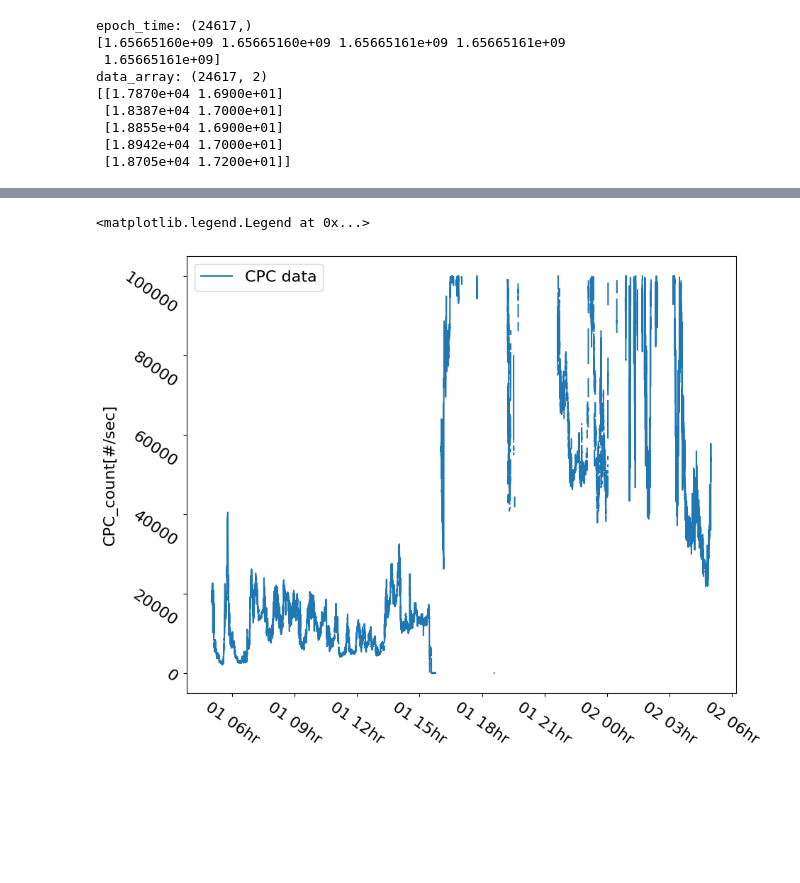
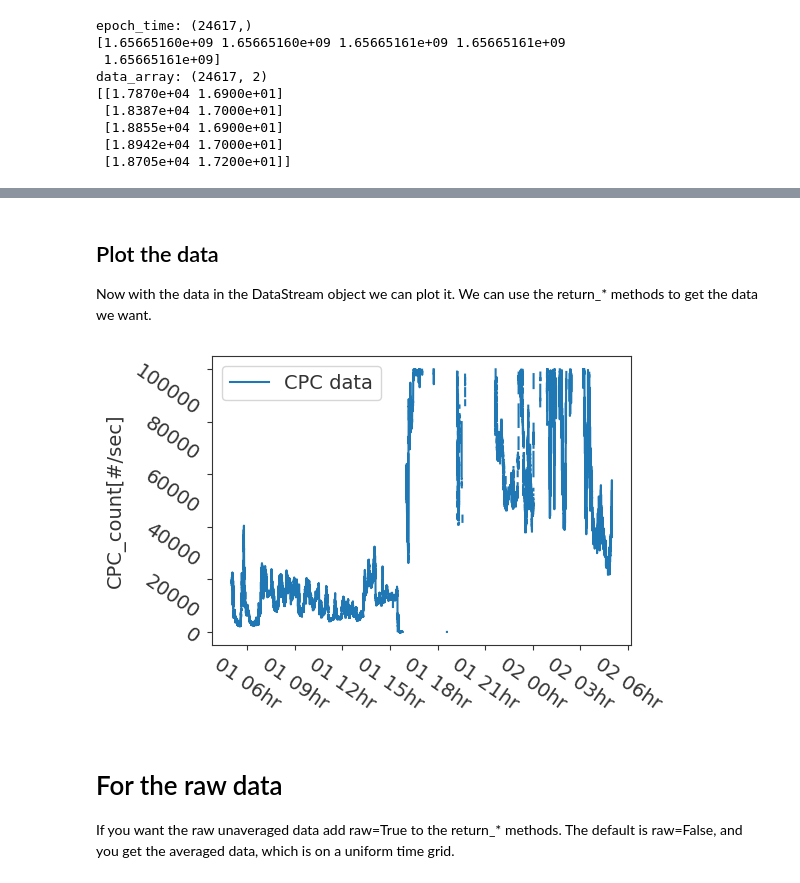
Before and after one commit to uncscode/datacula, a Jupyter notebook: docs/examples/Example_DataStream_loading.ipynb, the cells around one changed output, grey strips where cells are left out. Cells and saved outputs as stored; diff of their text form; code cells hidden in the pictures; blank space fills up the shorter version.

Commit message:
add two days of example data

```diff
--- a/docs/examples/Example_DataStream_loading.ipynb
+++ b/docs/examples/Example_DataStream_loading.ipynb
@@ -224,17 +262,25 @@ print(cpc_datastream.return_header_list())
+# %% [markdown]
+## Plot the data
+
+Now with the data in the DataStream object we can plot it. We can use the return_* methods to get the data we want.
 # %%
 fig, ax = plt.subplots()
 ax.plot(
     cpc_datastream.return_time(datetime64=True),
     cpc_datastream.return_data(keys=['CPC_count[#/sec]'])[0],
     label='CPC data'
 )
 plt.tick_params(rotation=-35)
 ax.set_ylabel('CPC_count[#/sec]')
 ax.xaxis.set_major_formatter(dates.DateFormatter('%d %Hhr'))
 ax.legend()
+fig.tight_layout()
 # %% [output]
-<matplotlib.legend.Legend at 0x...>
-[figure, old version]
+[figure, new version]
+# %% [markdown]
+# For the raw data
+
+If you want the raw unaveraged data add raw=True to the return_* methods. The default is raw=False, and you get the averaged data, which is on a uniform time grid.
 # %%
 fig, ax = plt.subplots()
 ax.plot(
```
Also changed, not shown: parts of 13 cells of this notebook, 16 other files.
